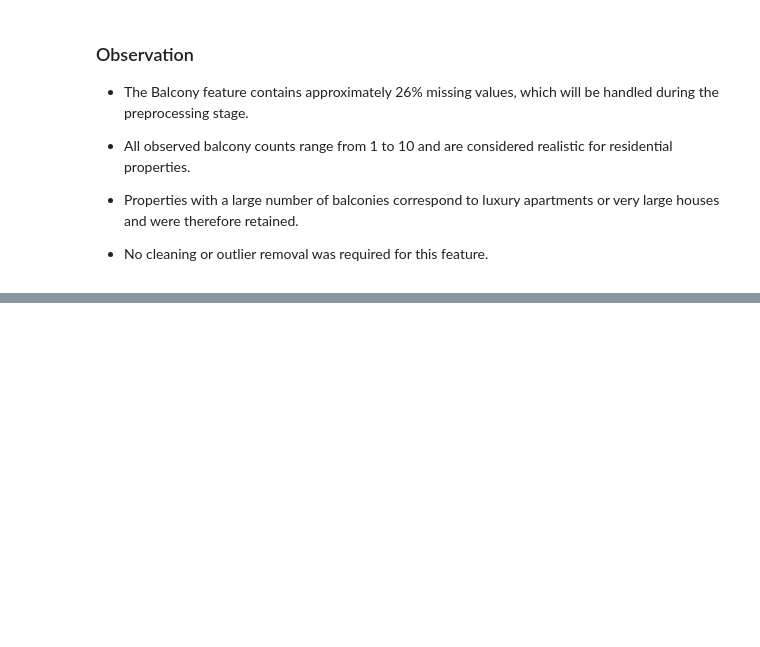
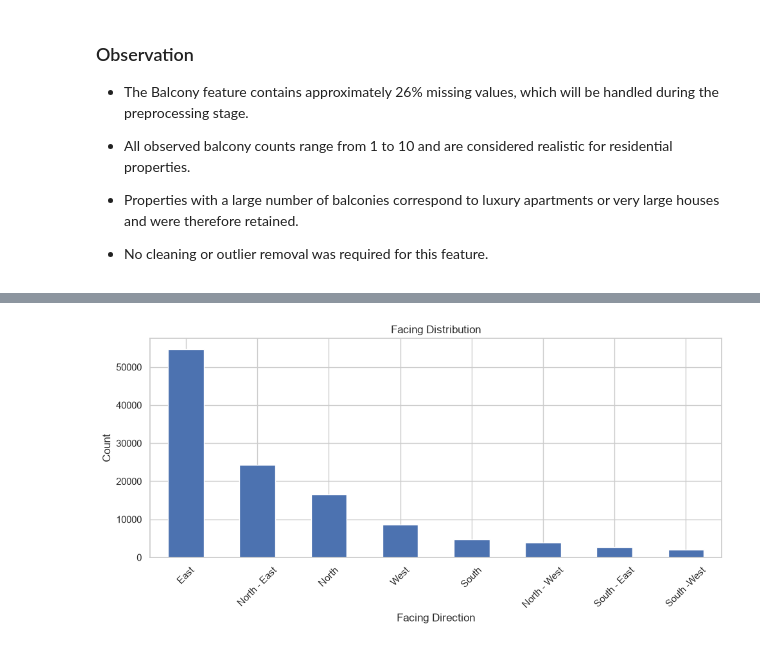
Before and after one commit to Andrew492-a/House-Price-Prediction-, a Jupyter notebook: notebooks/house_price_prediction.ipynb, the cells around one changed output, grey strips where cells are left out. Cells and saved outputs as stored; diff of their text form; code cells hidden in the pictures; blank space fills up the shorter version.

```diff
--- a/notebooks/house_price_prediction.ipynb
+++ b/notebooks/house_price_prediction.ipynb
@@ -1415,0 +1729,17 @@ Missing (%) : 26.11 %
+# %%
+facing_counts = df["facing"].value_counts()
+
+plt.figure(figsize=(10, 5))
+facing_counts.plot(kind="bar")
+
+plt.title("Facing Distribution")
+plt.xlabel("Facing Direction")
+plt.ylabel("Count")
+
+plt.xticks(rotation=45)
+
+plt.tight_layout()
+
+plt.show()
+# %% [output]
+[figure, added]
```
Also changed, not shown: parts of 120 cells of this notebook.
